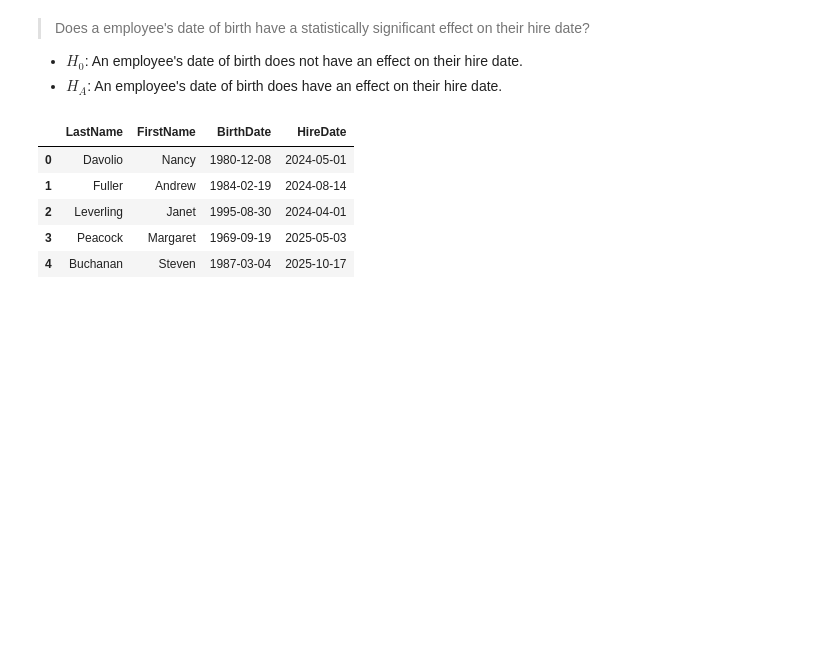
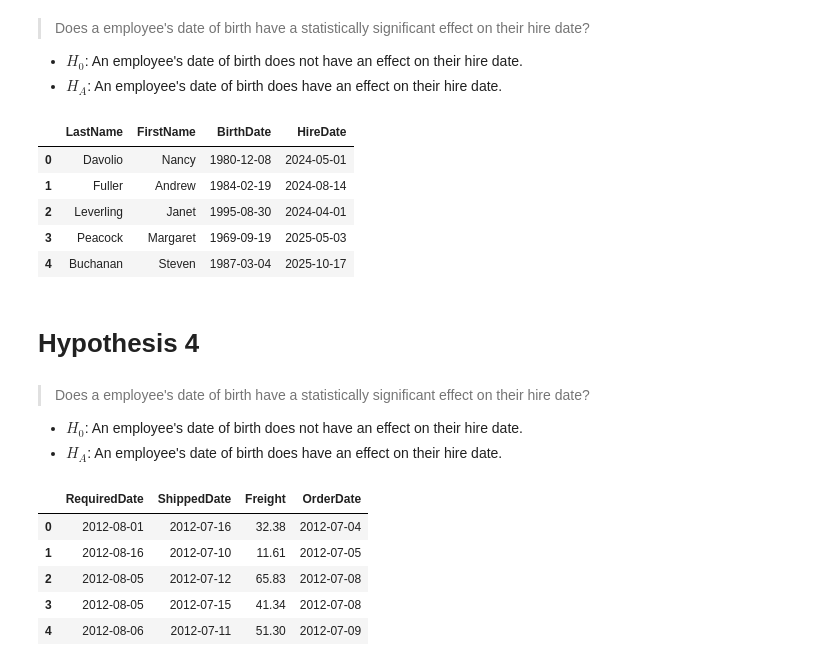
Before and after one commit to jdsmithwes/hypothesis_testing_workflow_python, a Jupyter notebook: student.ipynb, the cells around one changed output. Saved outputs shown, nothing was run; the diff lists cells and outputs as text; code cells hidden in the pictures; blank space fills up the shorter version.

```diff
--- a/student.ipynb
+++ b/student.ipynb
@@ -268,3 +334,25 @@ df.head()
 | 2 | Leverling | Janet | 1995-08-30 | 2024-04-01 |
 | 3 | Peacock | Margaret | 1969-09-19 | 2025-05-03 |
 | 4 | Buchanan | Steven | 1987-03-04 | 2025-10-17 |
+# %% [markdown]
+# Hypothesis 4
+# %% [markdown]
+> Does a employee's date of birth have a statistically significant effect on their hire date?
+
+- $H_0$: An employee's date of birth does not have an effect on their hire date.
+- $H_A$: An employee's date of birth does have an effect on their hire date.
+# %%
+import sqlite3
+connect = sqlite3.connect('Northwind_small.sqlite')
+cur = connect.cursor()
+cur.execute("""SELECT RequiredDate,ShippedDate,Freight,OrderDate FROM 'Order';""")
+df = pd.DataFrame(cur.fetchall())
+df.columns = [x[0] for x in cur.description]
+df.head()
+# %% [output]
+|  | RequiredDate | ShippedDate | Freight | OrderDate |
+| 0 | 2012-08-01 | 2012-07-16 | 32.38 | 2012-07-04 |
+| 1 | 2012-08-16 | 2012-07-10 | 11.61 | 2012-07-05 |
+| 2 | 2012-08-05 | 2012-07-12 | 65.83 | 2012-07-08 |
+| 3 | 2012-08-05 | 2012-07-15 | 41.34 | 2012-07-08 |
+| 4 | 2012-08-06 | 2012-07-11 | 51.30 | 2012-07-09 |
```
Also changed, not shown: parts of 12 cells of this notebook.
